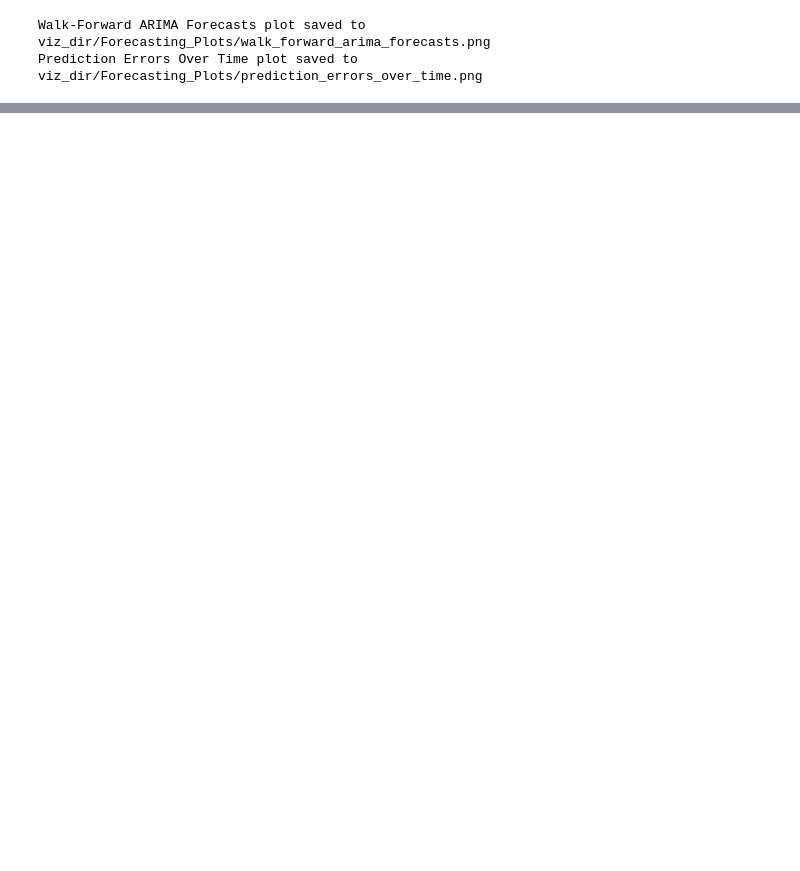
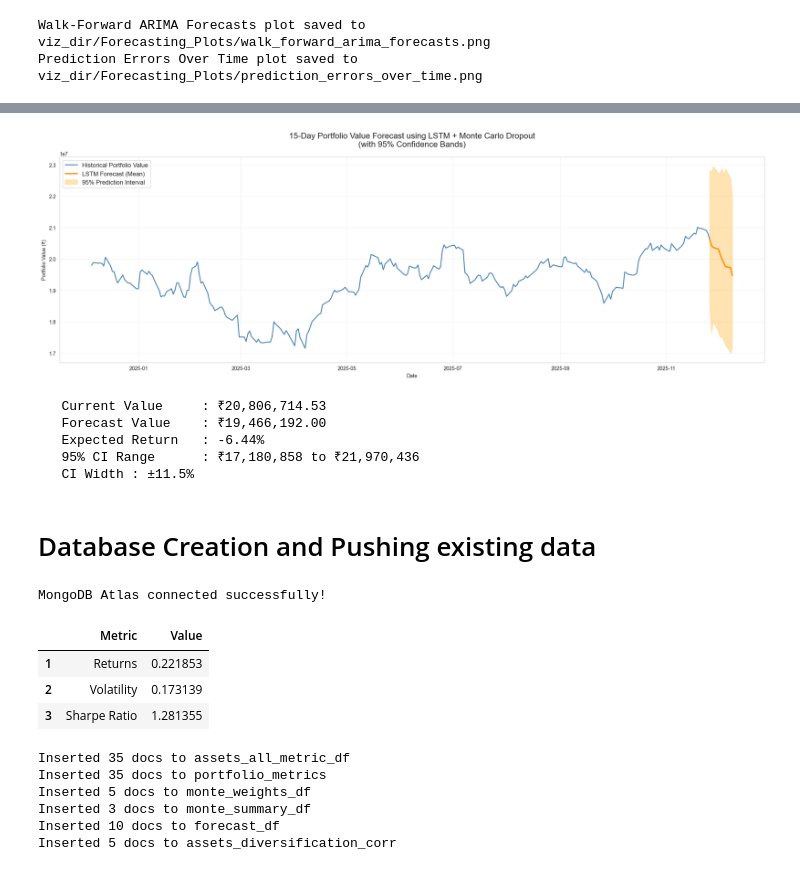
Before and after one commit to preetham1507/SENDA-ASSIGNMENT, a Jupyter notebook: QFE_Assignment_.ipynb, the cells around one changed output, grey strips where cells are left out. Saved outputs shown, nothing was run; the diff lists cells and outputs as text; code cells hidden in the pictures; blank space fills up the shorter version.

```diff
--- a/QFE_Assignment_.ipynb
+++ b/QFE_Assignment_.ipynb
@@ -1693,0 +2145,2 @@ all_evaluation_results.to_excel('Results/comprehensive_arima_evaluation_results.
+# %%
+predictions,all_forecast,forecast_df = forecasting_with_mc(forecasting_df,scaled_close)
@@ -1693,0 +2164,41 @@ all_evaluation_results.to_excel('Results/comprehensive_arima_evaluation_results.
+# %%
+
+# --- Plot ---
+plt.figure(figsize=(20, 7))
+plt.plot(all_forecast['Portfolio_Close'][-252:], label='Historical Portfolio Value', color='steelblue', linewidth=1.8)
+plt.plot(forecast_df['Portfolio_Close_Forecast'], label='LSTM Forecast (Mean)', color='darkorange', linewidth=2.5)
+plt.fill_between(forecast_df.index, forecast_df['Lower_95'], forecast_df['Upper_95'],
+                 color='orange', alpha=0.3, label='95% Prediction Interval')
+
+plt.title('15-Day Portfolio Value Forecast using LSTM + Monte Carlo Dropout\n(with 95% Confidence Bands)', fontsize=16, pad=20)
+plt.xlabel('Date')
+plt.ylabel('Portfolio Value (₹)')
+plt.legend(fontsize=12)
+plt.grid(alpha=0.3)
+plt.tight_layout()
+
+# Save
+plt.savefig('viz_dir/forecasting_plots/lstm/FINAL_LSTM_Portfolio_Forecast_with_CI.png', dpi=300, bbox_inches='tight')
+plt.savefig('viz_dir/forecasting_plots/lstm/FINAL_LSTM_Portfolio_Forecast_with_CI.pdf', bbox_inches='tight')
+plt.show()
+
+# --- Summary ---
+final_value = forecast_df['Portfolio_Close_Forecast'].iloc[-1]
+initial_value = forecasting_df['Portfolio_Close'].iloc[-1]
+projected_return = (final_value / initial_value - 1) * 100
+
+
+print(f"   Current Value     : ₹{initial_value:,.2f}")
+print(f"   Forecast Value    : ₹{final_value:,.2f}")
+print(f"   Expected Return   : {projected_return:+.2f}%")
+print(f"   95% CI Range      : ₹{forecast_df['Lower_95'].iloc[-1]:,.0f} to ₹{forecast_df['Upper_95'].iloc[-1]:,.0f}")
+print(f"   CI Width : ±{(upper_ci[-1] - lower_ci[-1])/2/initial_value*100:.1f}%")
+# %% [output]
+[figure, added]
+   Current Value     : ₹20,806,714.53
+   Forecast Value    : ₹19,466,192.00
+   Expected Return   : -6.44%
+   95% CI Range      : ₹17,180,858 to ₹21,970,436
+   CI Width : ±11.5%
+# %% [markdown]
+# Database Creation and Pushing existing data
@@ -1693,0 +2219,17 @@ all_evaluation_results.to_excel('Results/comprehensive_arima_evaluation_results.
+# %%
+# Test connection immediately
+try:
+    client.admin.command('ping')
+    print("MongoDB Atlas connected successfully!")
+except Exception as e:
+    print("Connection failed:", e)
+    raise
+# %% [output]
+MongoDB Atlas connected successfully!
+# %%
+monte_summary_df
+# %% [output]
+|  | Metric | Value |
+| 1 | Returns | 0.221853 |
+| 2 | Volatility | 0.173139 |
+| 3 | Sharpe Ratio | 1.281355 |
@@ -1693,0 +2259,14 @@ all_evaluation_results.to_excel('Results/comprehensive_arima_evaluation_results.
+# %%
+insert_df(collections['asset_metrics'], assets_all_metric_df, {'level': 'asset'})
+insert_df(collections['portfolio_metrics'], portfolio_all_metric_df, {'level': 'Portfolio'})
+insert_df(collections['optimization_results'], monte_weights_df, {'level': 'Portfolio Optimization'})
+insert_df(collections['optimized_portfolio_results'],monte_summary_df,{'level':'Portfolio Results'})
+insert_df(collections['forecasts'], forecast_df, {'level': 'forecasts'})
+insert_df(collections['correlation_matrix'], assets_diversification_corr, {'level':'Correlation Analysis'})
+# %% [output]
+Inserted 35 docs to assets_all_metric_df
+Inserted 35 docs to portfolio_metrics
+Inserted 5 docs to monte_weights_df
+Inserted 3 docs to monte_summary_df
+Inserted 10 docs to forecast_df
+Inserted 5 docs to assets_diversification_corr
```
Also changed, not shown: parts of 61 cells of this notebook, 29 other files.
